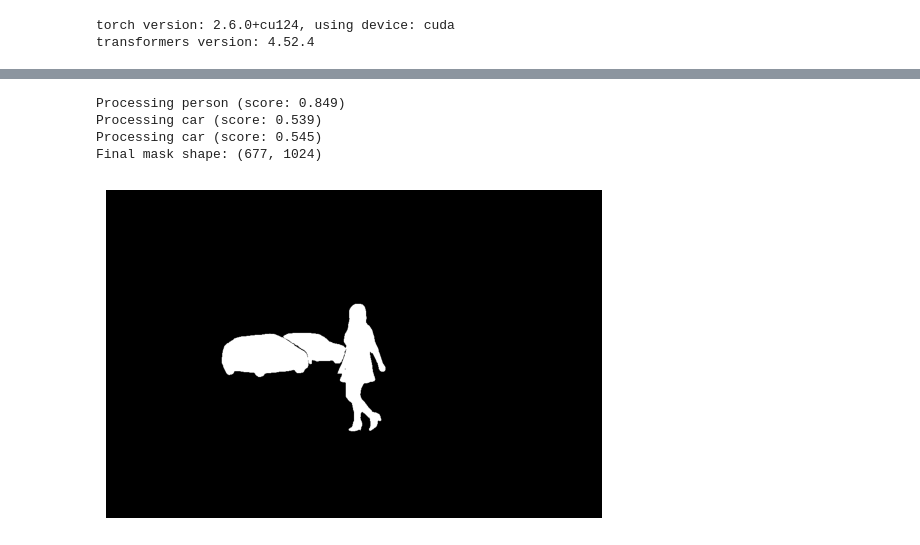
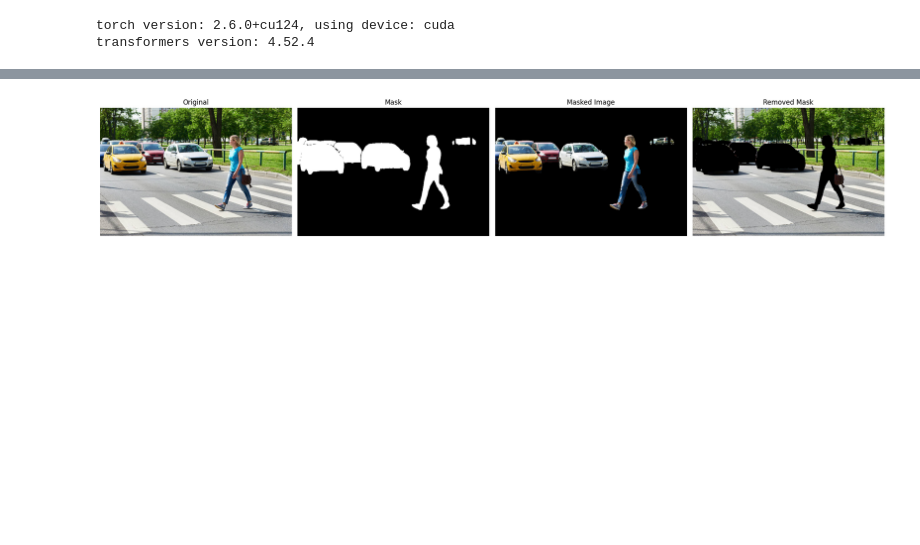
Before and after one commit to sergiovillanueva/prompt_to_mask, a Jupyter notebook: GD_SAM.ipynb, the cells around one changed output, grey strips where cells are left out. Cells and saved outputs as stored; diff of their text form; code cells hidden in the pictures; blank space fills up the shorter version.

```diff
--- a/GD_SAM.ipynb
+++ b/GD_SAM.ipynb
@@ -148,7 +170,7 @@ Box: tensor([478.3908, 234.6984, 578.4797, 499.4754], device='cuda:0'), Label: p
 # %%
 # sam
 image = image_person_cars
-box = [748, 274, 1021, 405]
+box = [9.1007, 114.1038, 150.1338, 211.9607]
 
 inputs = sam_processor(images=image, input_boxes=[[box]], return_tensors="pt").to(device)
 
@@ -156,11 +178,20 @@ with torch.no_grad():
     outputs = sam_model(**inputs)
 
 masks = sam_processor.post_process_masks(outputs.pred_masks, inputs["original_sizes"], inputs["reshaped_input_sizes"])
-
 best_mask = masks[0][0][outputs.iou_scores.argmax()].cpu().numpy()
 
 
-plt.imshow(best_mask, cmap="gray")
-# plt.axis("off")
-# plt.show()
+fig, axes = plt.subplots(1, 3, figsize=(15, 5))
+axes[0].imshow(image)
+axes[0].set_title("Original")
+axes[0].axis("off")
+axes[1].imshow(best_mask, cmap="gray")
+axes[1].set_title("Mask")
+axes[1].axis("off")
+masked_img = np.array(image) * best_mask[:,:,None]
+axes[2].imshow(masked_img.astype(np.uint8))
+axes[2].set_title("Masked Image")
+axes[2].axis("off")
+plt.tight_layout()
+plt.show()
 # %% [output]
@@ -169,8 +199,7 @@ Mask shape: (677, 1024)
 # %%
 # dino + sam
 image = image_person_cars
-# prompt = ["car", "person"]
-prompt = ["red car", "yellow car"]
+prompt = ["cars", "woman"]
 
 BATCH_MODE = True
 
@@ -183,7 +212,7 @@ inputs = dino_processor(images=image, text=prompt, return_tensors="pt", do_resiz
 with torch.no_grad():
     outputs = dino_model(**inputs)
 
-results = dino_processor.post_process_grounded_object_detection( outputs, inputs.input_ids, threshold=0.5, text_threshold=0.5, target_sizes=[(h, w)])
+results = dino_processor.post_process_grounded_object_detection( outputs, inputs.input_ids, threshold=0.3, text_threshold=0.5, target_sizes=[(h, w)])
 
 boxes = results[0]['boxes'].cpu().numpy().tolist()
 scores = results[0]['scores'].cpu().numpy().tolist()
@@ -195,38 +224,50 @@ if not BATCH_MODE:
     for i, (box, label, score) in enumerate(zip(boxes, labels, scores)):
         sam_inputs = sam_processor(images=image, input_boxes=[[box]], return_tensors="pt").to(device)
 
         with torch.no_grad():
             sam_outputs = sam_model(**sam_inputs)
 
         masks = sam_processor.post_process_masks(sam_outputs.pred_masks, sam_inputs["original_sizes"], sam_inputs["reshaped_input_sizes"])
         best_mask = masks[0][0][sam_outputs.iou_scores.argmax()].cpu().numpy()
         final_mask += best_mask
 
 else:
     if len(boxes) > 0:
         sam_inputs = sam_processor(images=image, input_boxes=[boxes], return_tensors="pt").to(device)
 
         with torch.no_grad():
             sam_outputs = sam_model(**sam_inputs)
 
         masks = sam_processor.post_process_masks(sam_outputs.pred_masks, sam_inputs["original_sizes"], sam_inputs["reshaped_input_sizes"])
         iou_scores = sam_outputs.iou_scores.cpu().numpy()
         final_mask = np.zeros((h, w), dtype=np.float32)
 
         for i in range(len(boxes)):
             detection_masks = masks[0][i].cpu().numpy()
             best_idx = iou_scores[0][i].argmax()
             final_mask += detection_masks[best_idx]
 
 
 final_mask = np.clip(final_mask, 0, 1)
-print(f"Final mask shape: {final_mask.shape}")
-plt.imshow(final_mask, cmap="gray")
-plt.axis("off")
+
+
+fig, axes = plt.subplots(1, 4, figsize=(20, 5))
+axes[0].imshow(image)
+axes[0].set_title("Original")
+axes[0].axis("off")
+axes[1].imshow(final_mask, cmap="gray")
+axes[1].set_title("Mask")
+axes[1].axis("off")
+masked_img = np.array(image) * final_mask[:,:,None]
+axes[2].imshow(masked_img.astype(np.uint8))
+axes[2].set_title("Masked Image")
+axes[2].axis("off")
+inverted_mask = 1 - final_mask
+removed_img = np.array(image) * inverted_mask[:,:,None]
+axes[3].imshow(removed_img.astype(np.uint8))
+axes[3].set_title("Removed Mask")
+axes[3].axis("off")
+plt.tight_layout()
 plt.show()
 # %% [output]
-Processing person (score: 0.849)
-Processing car (score: 0.539)
-Processing car (score: 0.545)
-Final mask shape: (677, 1024)
-[figure, old version]
+[figure, new version]
```
Also changed, not shown: parts of 7 cells of this notebook, 1 other file.
